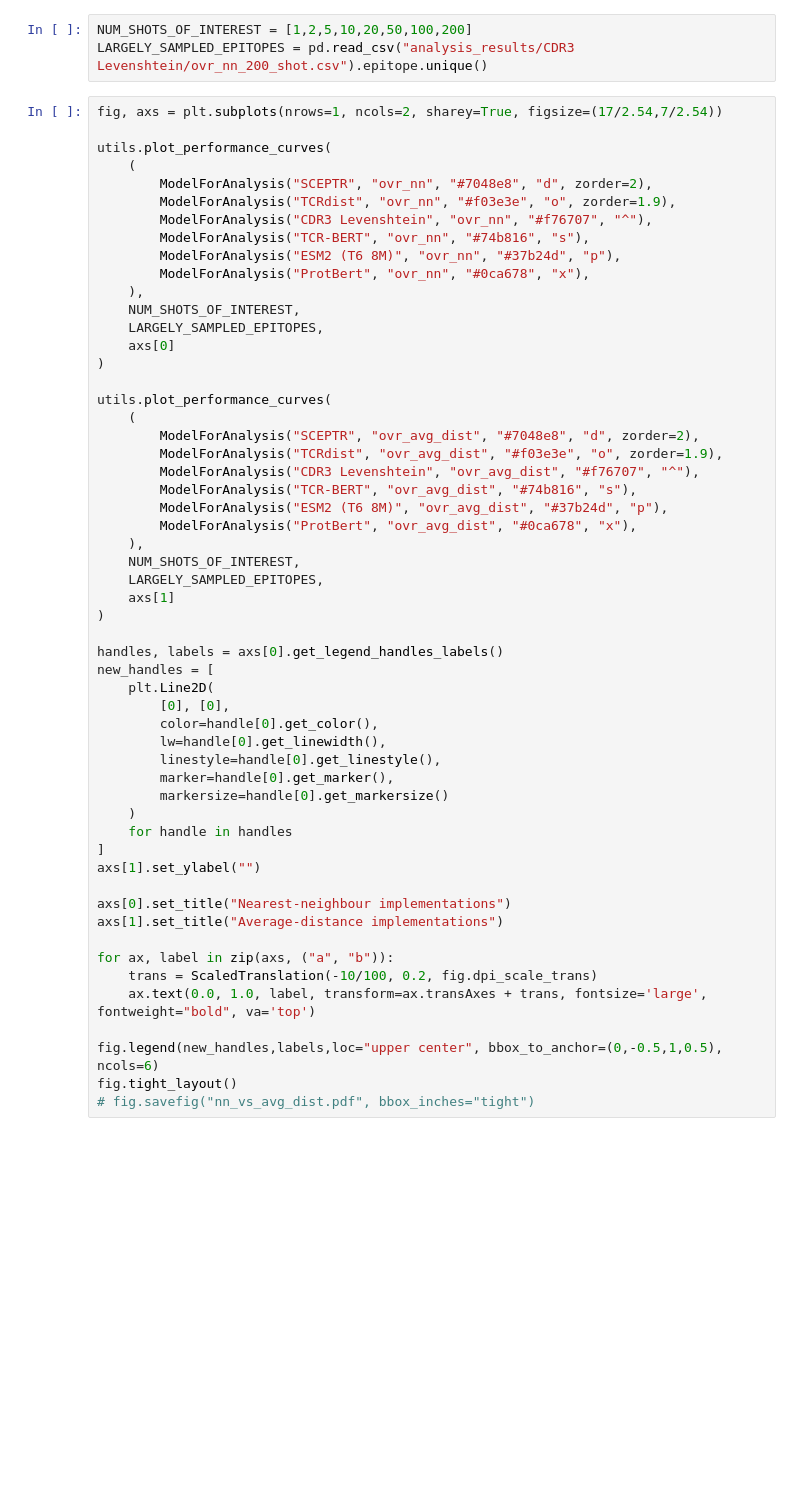
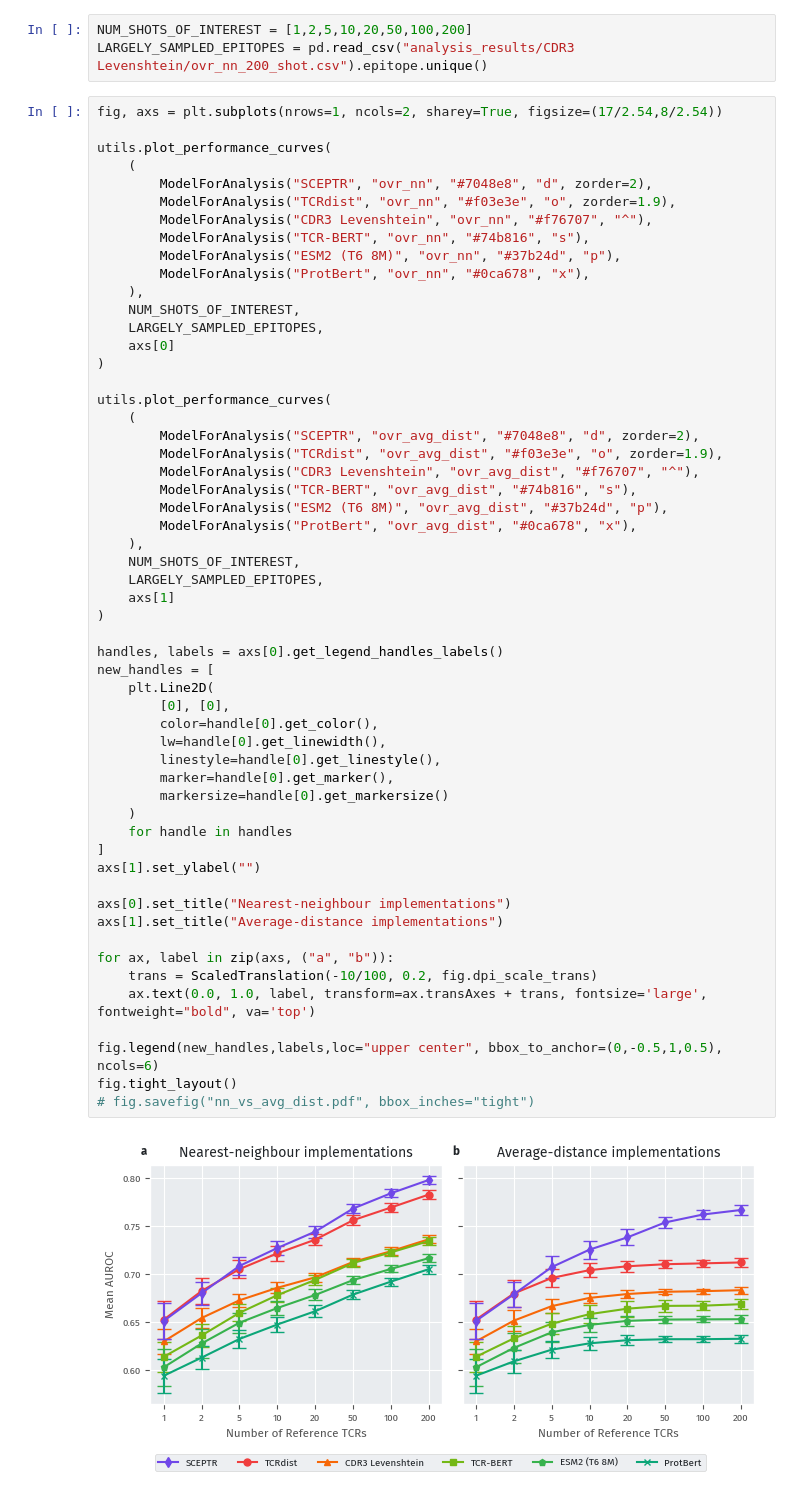
Before and after one commit to yutanagano/sceptr_publication_analyses, a Jupyter notebook: plot_generation/nn_vs_avg_dist.ipynb, the cells around one changed output. Saved outputs shown, nothing was run; the diff lists cells and outputs as text; blank space fills up the shorter version.

Commit message:
Update 10x benchmarking figure

```diff
--- a/plot_generation/nn_vs_avg_dist.ipynb
+++ b/plot_generation/nn_vs_avg_dist.ipynb
@@ -19,7 +19,7 @@ plt.style.use("my.mplstyle")
 NUM_SHOTS_OF_INTEREST = [1,2,5,10,20,50,100,200]
 LARGELY_SAMPLED_EPITOPES = pd.read_csv("analysis_results/CDR3 Levenshtein/ovr_nn_200_shot.csv").epitope.unique()
 # %%
-fig, axs = plt.subplots(nrows=1, ncols=2, sharey=True, figsize=(17/2.54,7/2.54))
+fig, axs = plt.subplots(nrows=1, ncols=2, sharey=True, figsize=(17/2.54,8/2.54))
 
 utils.plot_performance_curves(
     (
@@ -46,30 +46,32 @@ utils.plot_performance_curves(
     ),
     NUM_SHOTS_OF_INTEREST,
     LARGELY_SAMPLED_EPITOPES,
     axs[1]
 )
 
 handles, labels = axs[0].get_legend_handles_labels()
 new_handles = [
     plt.Line2D(
         [0], [0],
         color=handle[0].get_color(),
         lw=handle[0].get_linewidth(),
         linestyle=handle[0].get_linestyle(),
         marker=handle[0].get_marker(),
         markersize=handle[0].get_markersize()
     )
     for handle in handles
 ]
 axs[1].set_ylabel("")
 
 axs[0].set_title("Nearest-neighbour implementations")
 axs[1].set_title("Average-distance implementations")
 
 for ax, label in zip(axs, ("a", "b")):
     trans = ScaledTranslation(-10/100, 0.2, fig.dpi_scale_trans)
     ax.text(0.0, 1.0, label, transform=ax.transAxes + trans, fontsize='large', fontweight="bold", va='top')
 
 fig.legend(new_handles,labels,loc="upper center", bbox_to_anchor=(0,-0.5,1,0.5), ncols=6)
 fig.tight_layout()
 # fig.savefig("nn_vs_avg_dist.pdf", bbox_inches="tight")
+# %% [output]
+[figure, added]
```
